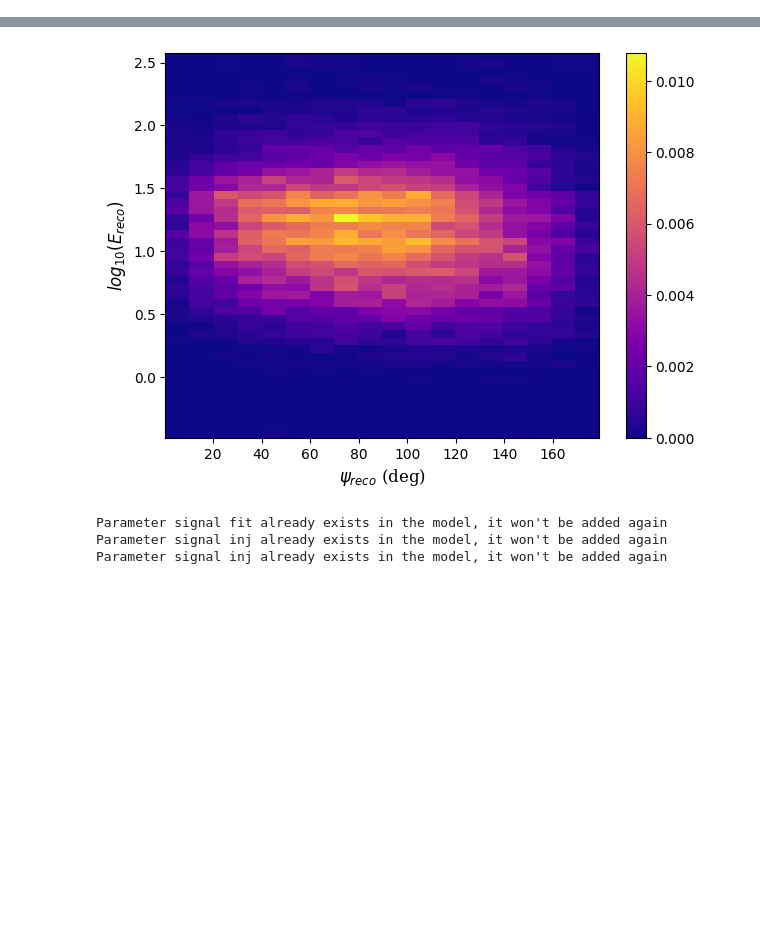
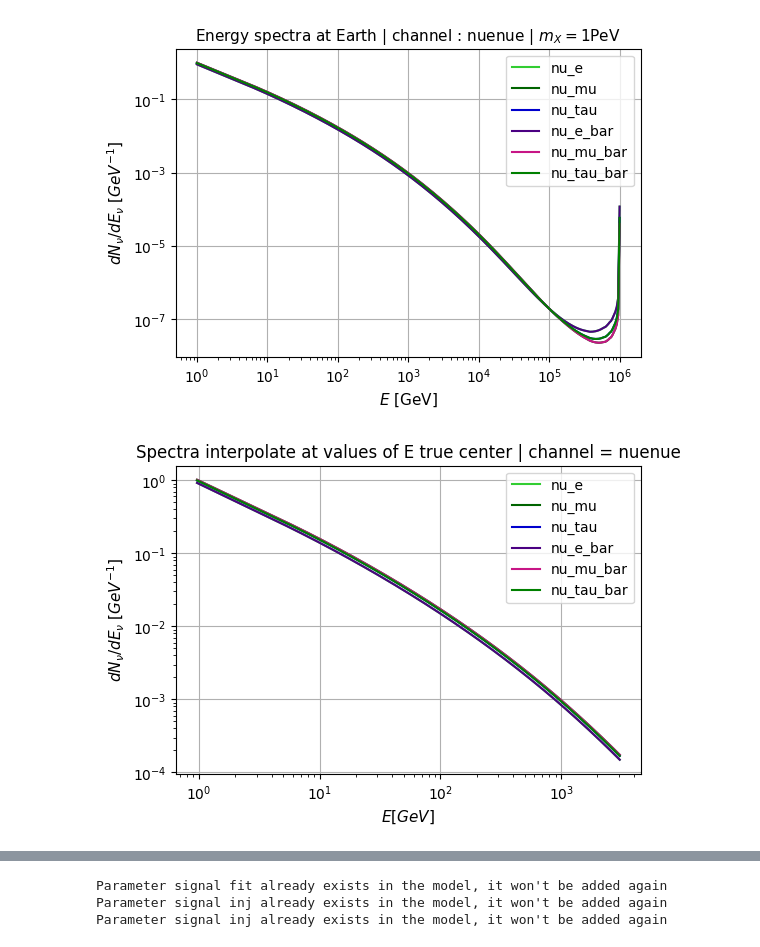
Before and after one commit to danaevld/IceCube, a Jupyter notebook: Signal_injection.ipynb, the cells around one changed output, grey strips where cells are left out. Drawn from its saved outputs; the diff is of its cells as text; code cells hidden in the pictures; blank space fills up the shorter version.

```diff
--- a/Signal_injection.ipynb
+++ b/Signal_injection.ipynb
@@ -22,0 +27,3 @@ Initial Flux Loading: /usr/local/lib/python3.10/dist-packages/charon-0.1.0-py3.1
+# %%
+Reco_rate_NFW_ann = Signal_PDF(mass=1e6, channel='nuenue',process='ann',galactic_profile=profile.NFW, extrapolation=True, normalize=True)
+# %% [output]
@@ -22,0 +35,2 @@ Initial Flux Loading: /usr/local/lib/python3.10/dist-packages/charon-0.1.0-py3.1
+[figure, added]
+[figure, added]
@@ -23,4 +38,2 @@ Initial Flux Loading: /usr/local/lib/python3.10/dist-packages/charon-0.1.0-py3.1
 # %%
-Background = Background_PDF(oversample=True, hist=True, bins=[18,50], density=True)
+Background = Background_cut()
-# %% [output]
-[figure, removed]
```
Also changed, not shown: parts of 22 cells of this notebook, 2 other files.
